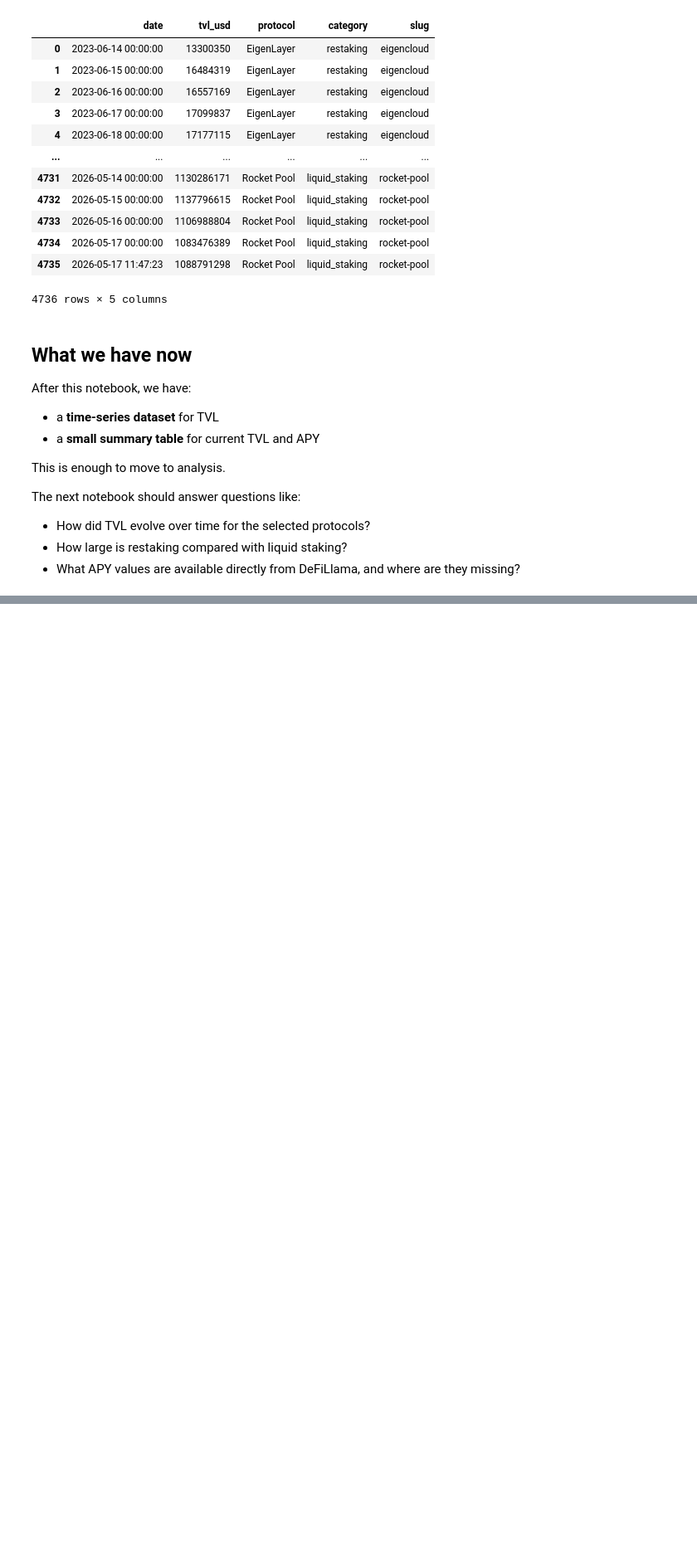
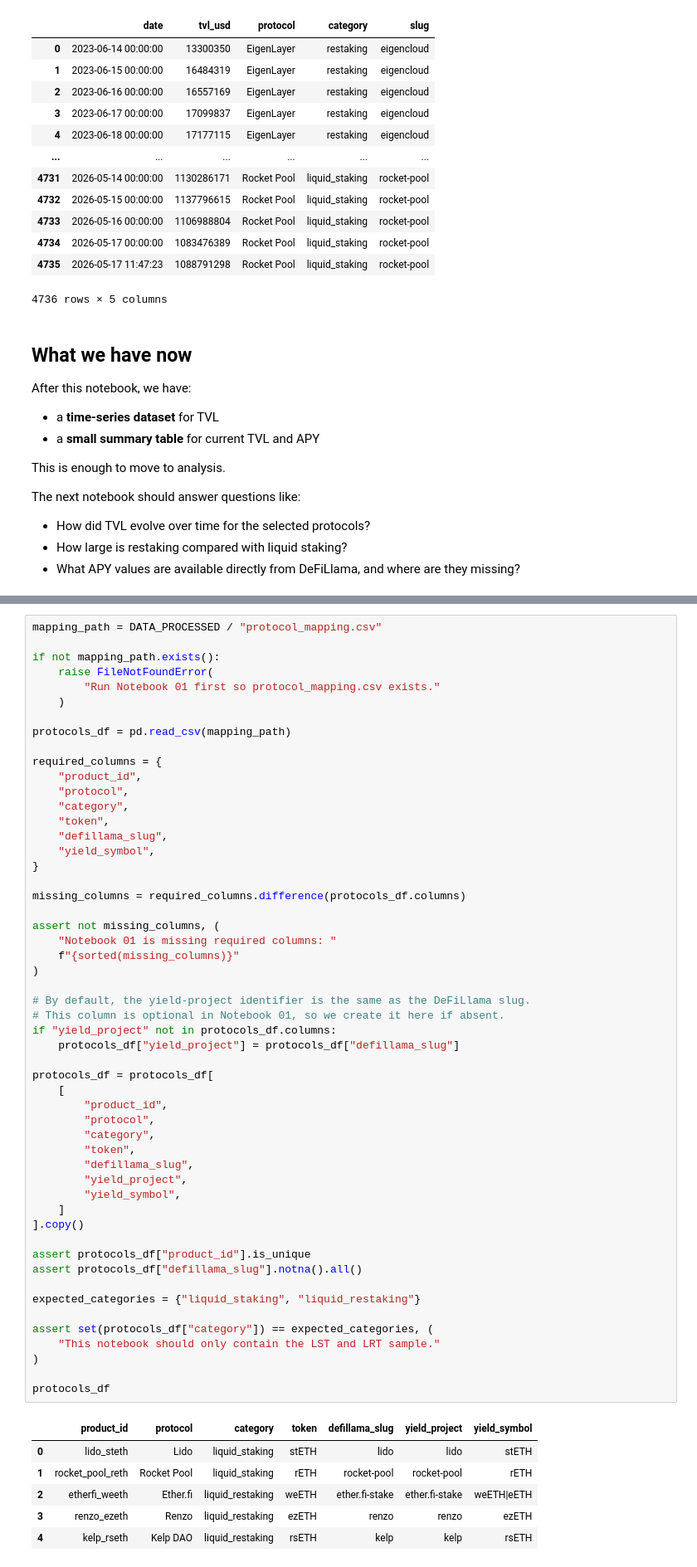
Before and after one commit to SashoDT/CAA_Group_Project, a Jupyter notebook: notebooks/02_gather_defillama_data.ipynb, the cells around one changed output, grey strips where cells are left out. Shown at 83% size. Saved outputs shown, nothing was run; the diff lists cells and outputs as text; blank space fills up the shorter version.

```diff
--- a/notebooks/02_gather_defillama_data.ipynb
+++ b/notebooks/02_gather_defillama_data.ipynb
@@ -277,0 +320,60 @@ The next notebook should answer questions like:
+# %%
+mapping_path = DATA_PROCESSED / "protocol_mapping.csv"
+
+if not mapping_path.exists():
+    raise FileNotFoundError(
+        "Run Notebook 01 first so protocol_mapping.csv exists."
+    )
+
+protocols_df = pd.read_csv(mapping_path)
+
+required_columns = {
+    "product_id",
+    "protocol",
+    "category",
+    "token",
+    "defillama_slug",
+    "yield_symbol",
+}
+
+missing_columns = required_columns.difference(protocols_df.columns)
+
+assert not missing_columns, (
+    "Notebook 01 is missing required columns: "
+    f"{sorted(missing_columns)}"
+)
+
+# By default, the yield-project identifier is the same as the DeFiLlama slug.
+# This column is optional in Notebook 01, so we create it here if absent.
+if "yield_project" not in protocols_df.columns:
+    protocols_df["yield_project"] = protocols_df["defillama_slug"]
+
+protocols_df = protocols_df[
+    [
+        "product_id",
+        "protocol",
+        "category",
+        "token",
+        "defillama_slug",
+        "yield_project",
+        "yield_symbol",
+    ]
+].copy()
+
+assert protocols_df["product_id"].is_unique
+assert protocols_df["defillama_slug"].notna().all()
+
+expected_categories = {"liquid_staking", "liquid_restaking"}
+
+assert set(protocols_df["category"]) == expected_categories, (
+    "This notebook should only contain the LST and LRT sample."
+)
+
+protocols_df
+# %% [output]
+|  | product_id | protocol | category | token | defillama_slug | yield_project | yield_symbol |
+| 0 | lido_steth | Lido | liquid_staking | stETH | lido | lido | stETH |
+| 1 | rocket_pool_reth | Rocket Pool | liquid_staking | rETH | rocket-pool | rocket-pool | rETH |
+| 2 | etherfi_weeth | Ether.fi | liquid_restaking | weETH | ether.fi-stake | ether.fi-stake | weETH|eETH |
+| 3 | renzo_ezeth | Renzo | liquid_restaking | ezETH | renzo | renzo | ezETH |
+| 4 | kelp_rseth | Kelp DAO | liquid_restaking | rsETH | kelp | kelp | rsETH |
```
Also changed, not shown: parts of 8 cells of this notebook, 5 other files.
